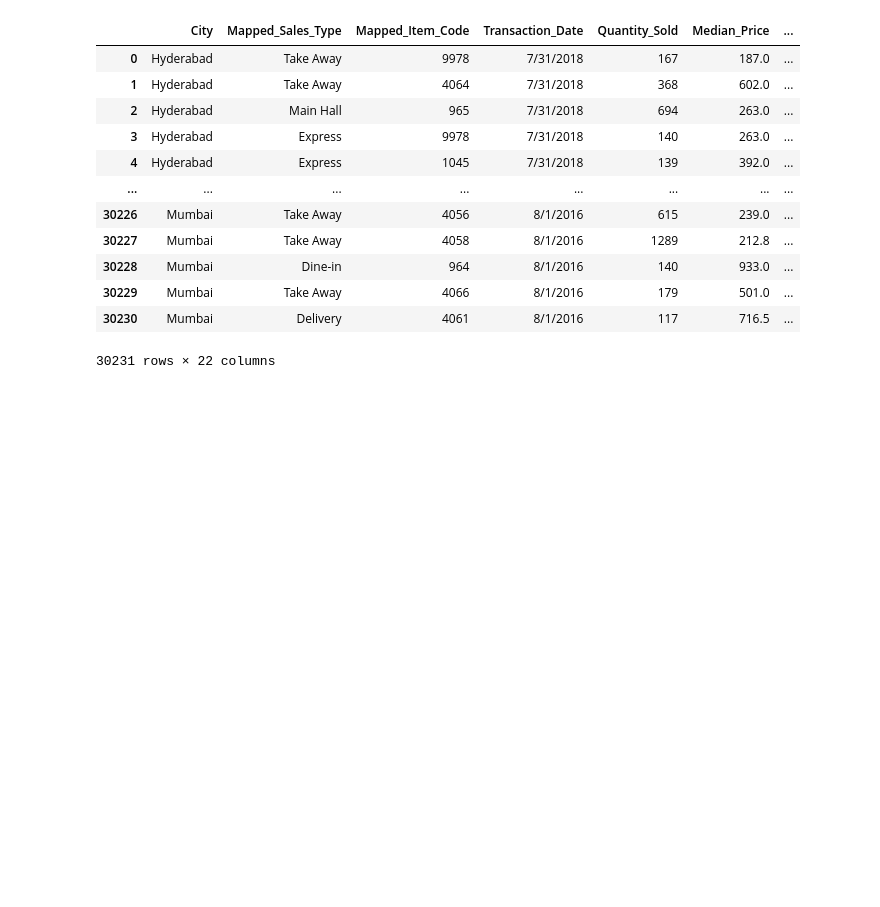
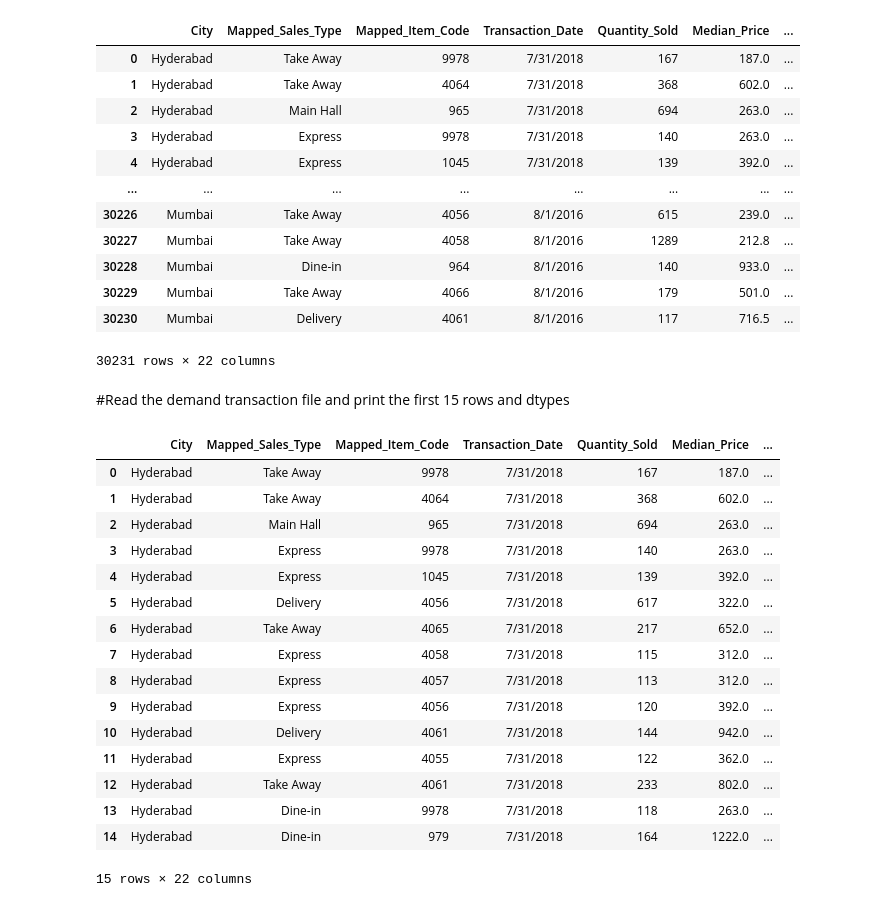
Before and after one commit to balaji2v/Inceptez_Batch19, a Jupyter notebook: Preprocessing_Assignment.ipynb, the cells around one changed output. Saved outputs shown, nothing was run; the diff lists cells and outputs as text; code cells hidden in the pictures; blank space fills up the shorter version.

```diff
--- a/Preprocessing_Assignment.ipynb
+++ b/Preprocessing_Assignment.ipynb
@@ -20,3 +20,25 @@ df
 | 30229 | Mumbai | Take Away | 4066 | 8/1/2016 | 179 | 501.0 | ... |
 | 30230 | Mumbai | Delivery | 4061 | 8/1/2016 | 117 | 716.5 | ... |
 30231 rows × 22 columns
+# %% [markdown]
+#Read the demand transaction file and print the first 15 rows and dtypes
+# %%
+df.head(15)
+# %% [output]
+|  | City | Mapped_Sales_Type | Mapped_Item_Code | Transaction_Date | Quantity_Sold | Median_Price | ... |
+| 0 | Hyderabad | Take Away | 9978 | 7/31/2018 | 167 | 187.0 | ... |
+| 1 | Hyderabad | Take Away | 4064 | 7/31/2018 | 368 | 602.0 | ... |
+| 2 | Hyderabad | Main Hall | 965 | 7/31/2018 | 694 | 263.0 | ... |
+| 3 | Hyderabad | Express | 9978 | 7/31/2018 | 140 | 263.0 | ... |
+| 4 | Hyderabad | Express | 1045 | 7/31/2018 | 139 | 392.0 | ... |
+| 5 | Hyderabad | Delivery | 4056 | 7/31/2018 | 617 | 322.0 | ... |
+| 6 | Hyderabad | Take Away | 4065 | 7/31/2018 | 217 | 652.0 | ... |
+| 7 | Hyderabad | Express | 4058 | 7/31/2018 | 115 | 312.0 | ... |
+| 8 | Hyderabad | Express | 4057 | 7/31/2018 | 113 | 312.0 | ... |
+| 9 | Hyderabad | Express | 4056 | 7/31/2018 | 120 | 392.0 | ... |
+| 10 | Hyderabad | Delivery | 4061 | 7/31/2018 | 144 | 942.0 | ... |
+| 11 | Hyderabad | Express | 4055 | 7/31/2018 | 122 | 362.0 | ... |
+| 12 | Hyderabad | Take Away | 4061 | 7/31/2018 | 233 | 802.0 | ... |
+| 13 | Hyderabad | Dine-in | 9978 | 7/31/2018 | 118 | 263.0 | ... |
+| 14 | Hyderabad | Dine-in | 979 | 7/31/2018 | 164 | 1222.0 | ... |
+15 rows × 22 columns
```
Also changed, not shown: parts of 26 cells of this notebook.
